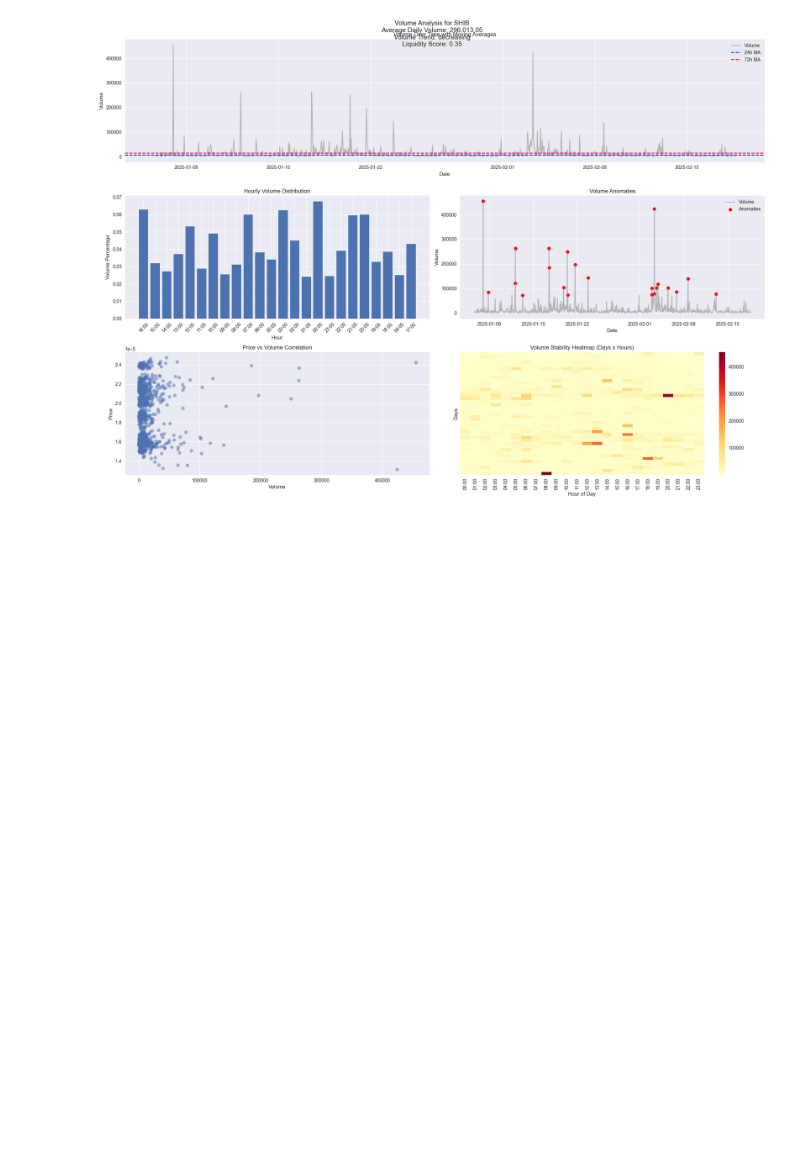
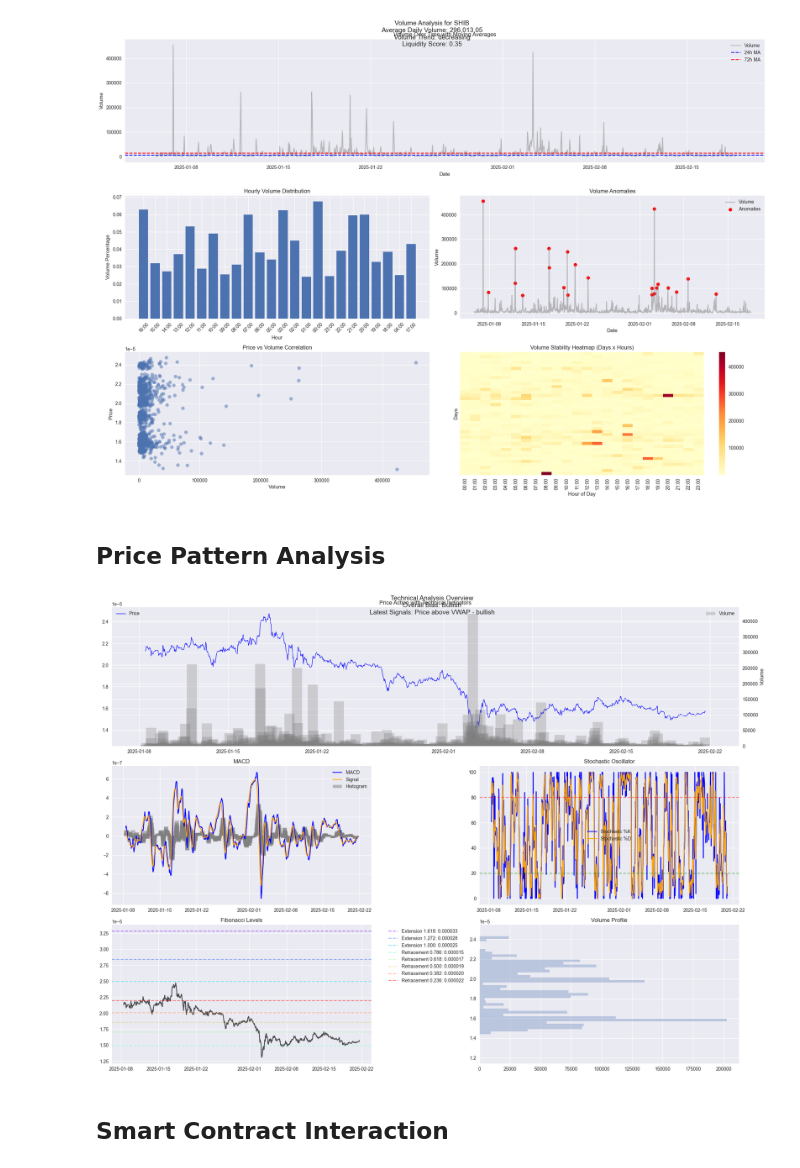
Before and after one commit to dxganta/defAI-Trading-Agent, a Jupyter notebook: bhorali/onchain.ipynb, the cells around one changed output. Saved outputs shown, nothing was run; the diff lists cells and outputs as text; code cells hidden in the pictures; blank space fills up the shorter version.

Commit message:
price pattern analysis

```diff
--- a/bhorali/onchain.ipynb
+++ b/bhorali/onchain.ipynb
@@ -1437,3 +1419,7 @@ analysis = analyze_token_volume_comprehensive(SHIB_INU, ohlcv_data)
 visualize_volume_analysis(ohlcv_data, analysis)
 # %% [output]
 [figure]
+# %% [markdown]
+## Price Pattern Analysis
+# %%
+data = get_ohlcv_data(SHIB_INU)
@@ -1439,0 +1983,8 @@ visualize_volume_analysis(ohlcv_data, analysis)
+# %%
+# Example usage
+# analysis = analyze_technical_indicators(data)
+visualize_technical_analysis(data, analysis)
+# %% [output]
+[figure, added]
+# %% [markdown]
+## Smart Contract Interaction
```
Also changed, not shown: parts of 5 cells of this notebook, 1 other file.
